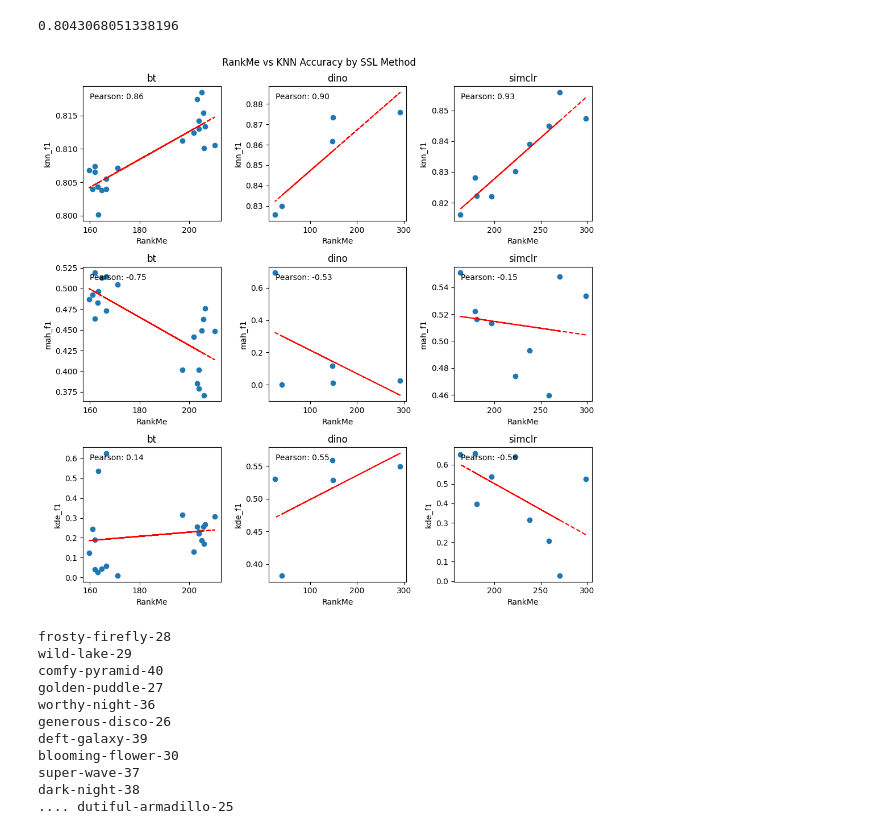
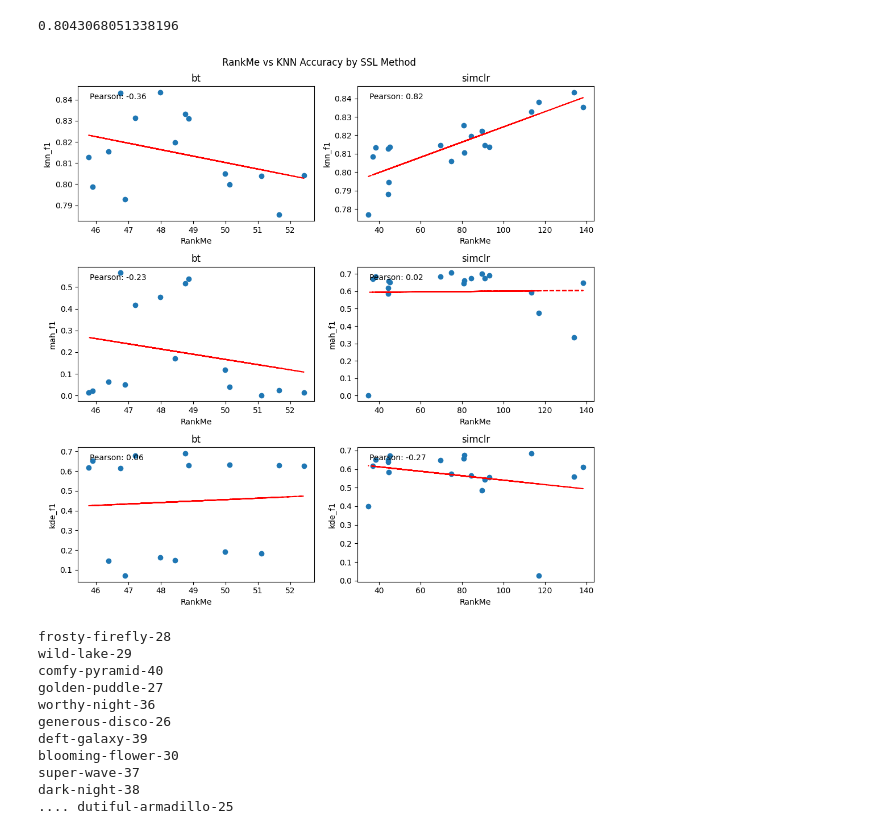
Before and after one commit to OFSkean/ssl-anomaly, a Jupyter notebook: check_features.ipynb, the cells around one changed output. Cells and saved outputs as stored; diff of their text form; code cells hidden in the pictures.

```diff
--- a/check_features.ipynb
+++ b/check_features.ipynb
@@ -9,6 +11,6 @@ import numpy as np
 # %%
 def get_features_for_ssl_method(ssl_method):
-    features_files = glob.glob(f'representations/medianomaly/{ssl_method}/*')
+    features_files = glob.glob(f'representations/{DATASET}/{ssl_method}/*')
 
     name_to_accuracies = {}
     name_to_features = {}
@@ -26,9 +28,13 @@ def get_features_for_ssl_method(ssl_method):
 
 
             df = pd.read_csv(features_files[0])
-            df.drop(columns=['Index'], inplace=True)
             df = df.sample(frac=1).reset_index(drop=True)
             df = df.head(1000)
+
+            if 'Index' in df.columns:
+                df.drop(columns=['Index'], inplace=True)
+            if 'Filename' in df.columns:
+                df.drop(columns=['Filename'], inplace=True)
 
             if 'Target' not in df.columns:
                 target = df.iloc[:, 0]
@@ -37,13 +43,14 @@ def get_features_for_ssl_method(ssl_method):
                 target = df['Target']
                 features = df.drop(columns=['Target'])
 
-            target = torch.tensor(target.values)
+            target = torch.tensor(target.values, dtype=torch.int64)
             features = torch.tensor(features.values)
 
             name_to_targets[name] = target
             name_to_features[name] = features
         except Exception as e:
             print(features_file, e)
+            #raise e
 
     return name_to_features, name_to_targets, name_to_accuracies
 # %%
@@ -83,38 +83,38 @@ float(method_to_metrics['bt']['frosty-firefly-28']['knn_f1'])
 from scipy.stats import pearsonr
 
 # create subplots for each method
-methods = ['bt', 'dino', 'simclr']
+methods = ['bt', 'simclr']
 fig, axes = plt.subplots(3, len(methods), figsize=(10, 10))
 fig.suptitle('RankMe vs KNN Accuracy by SSL Method')
 
 for method_idx, method in enumerate(methods):
     xs = [method_to_metrics[method][name]['rankme'] for name in method_to_metrics[method]]
 
     for y_var_idx, y_var in enumerate(['knn_f1', 'mah_f1', 'kde_f1']):
         ys = [float(method_to_metrics[method][name][y_var]) for name in method_to_metrics[method]]
 
 
         axes[y_var_idx, method_idx].scatter(xs, ys)
 
 
 
         axes[y_var_idx, method_idx].set_title(method)
         axes[y_var_idx, method_idx].set_xlabel('RankMe')
         axes[y_var_idx, method_idx].set_ylabel(y_var)
 
         # plot the trend line
         z = np.polyfit(xs, ys, 1)
         p = np.poly1d(z)
         axes[y_var_idx, method_idx].plot(xs, p(xs), "r--")
 
         # plot the pearson correlation coefficient
         r, _ = pearsonr(xs, ys)
         axes[y_var_idx, method_idx].text(0.05, 0.95, f'Pearson: {r:.2f}', transform=axes[y_var_idx, method_idx].transAxes, fontsize=10, verticalalignment='top')
 
 plt.tight_layout()
 plt.show()
 # %% [output]
-[figure, old version]
+[figure, new version]
 # %%
 # find all barlow twins names with rankme < 180
 for name in method_to_metrics['bt']:
```
Also changed, not shown: parts of 2 cells of this notebook, 2 other files.
